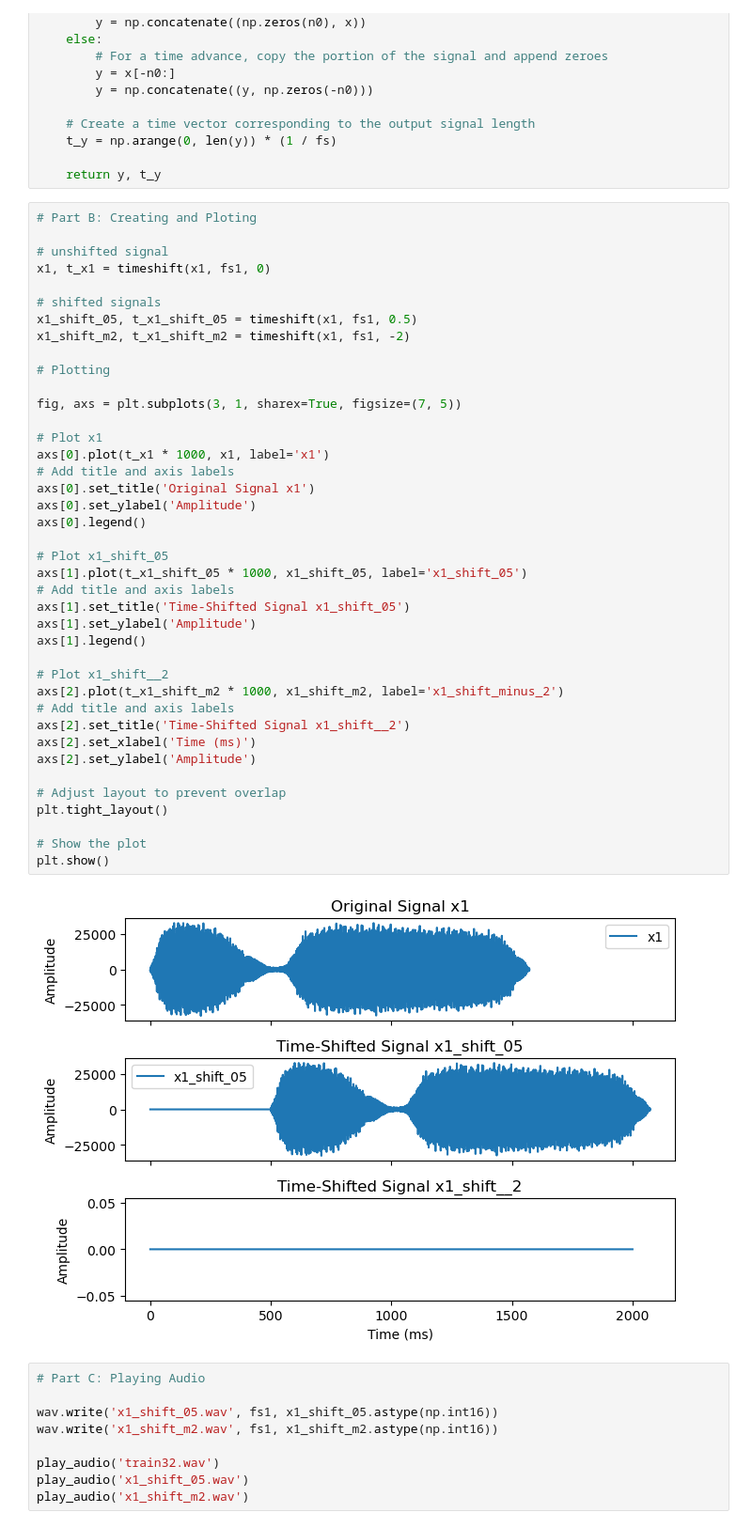
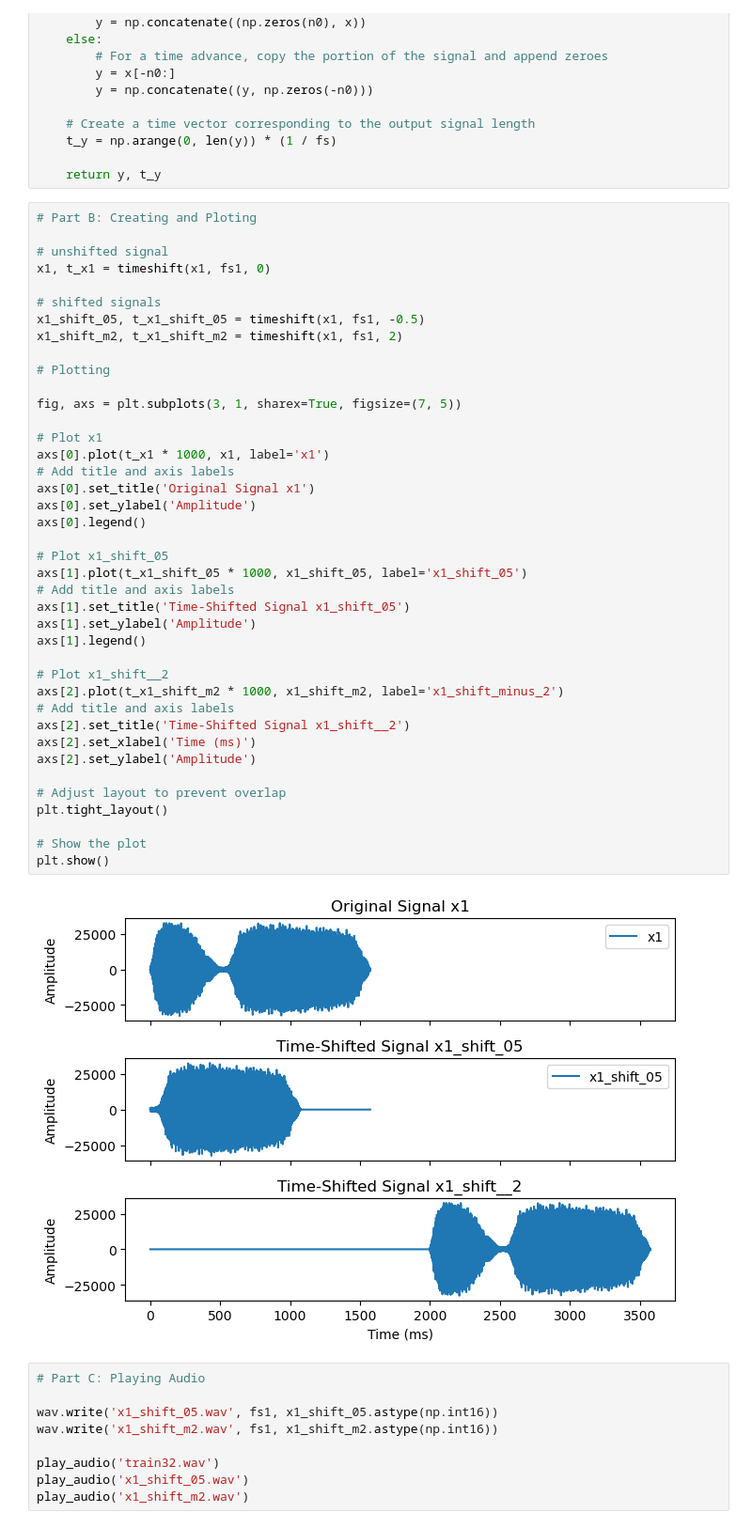
Before and after one commit to yeyfreya/TECHIN-513-Works, a Jupyter notebook: 513_HW1_Freya_Yu.ipynb, the cells around one changed output. Shown at 94% size. Cells and saved outputs as stored; diff of their text form.

```diff
--- a/513_HW1_Freya_Yu.ipynb
+++ b/513_HW1_Freya_Yu.ipynb
@@ -248,41 +248,41 @@ def timeshift(x, fs, t0):
 x1, t_x1 = timeshift(x1, fs1, 0)
 
 # shifted signals
-x1_shift_05, t_x1_shift_05 = timeshift(x1, fs1, 0.5)
-x1_shift_m2, t_x1_shift_m2 = timeshift(x1, fs1, -2)
+x1_shift_05, t_x1_shift_05 = timeshift(x1, fs1, -0.5)
+x1_shift_m2, t_x1_shift_m2 = timeshift(x1, fs1, 2)
 
 # Plotting
 
 fig, axs = plt.subplots(3, 1, sharex=True, figsize=(7, 5))
 
 # Plot x1
 axs[0].plot(t_x1 * 1000, x1, label='x1')
 # Add title and axis labels
 axs[0].set_title('Original Signal x1')
 axs[0].set_ylabel('Amplitude')
 axs[0].legend()
 
 # Plot x1_shift_05
 axs[1].plot(t_x1_shift_05 * 1000, x1_shift_05, label='x1_shift_05')
 # Add title and axis labels
 axs[1].set_title('Time-Shifted Signal x1_shift_05')
 axs[1].set_ylabel('Amplitude')
 axs[1].legend()
 
 # Plot x1_shift__2
 axs[2].plot(t_x1_shift_m2 * 1000, x1_shift_m2, label='x1_shift_minus_2')
 # Add title and axis labels
 axs[2].set_title('Time-Shifted Signal x1_shift__2')
 axs[2].set_xlabel('Time (ms)')
 axs[2].set_ylabel('Amplitude')
 
 # Adjust layout to prevent overlap
 plt.tight_layout()
 
 # Show the plot
 plt.show()
 # %% [output]
-[figure, old version]
+[figure, new version]
 # %%
 # Part C: Playing Audio
 
```
Also changed, not shown: 5 other files.
